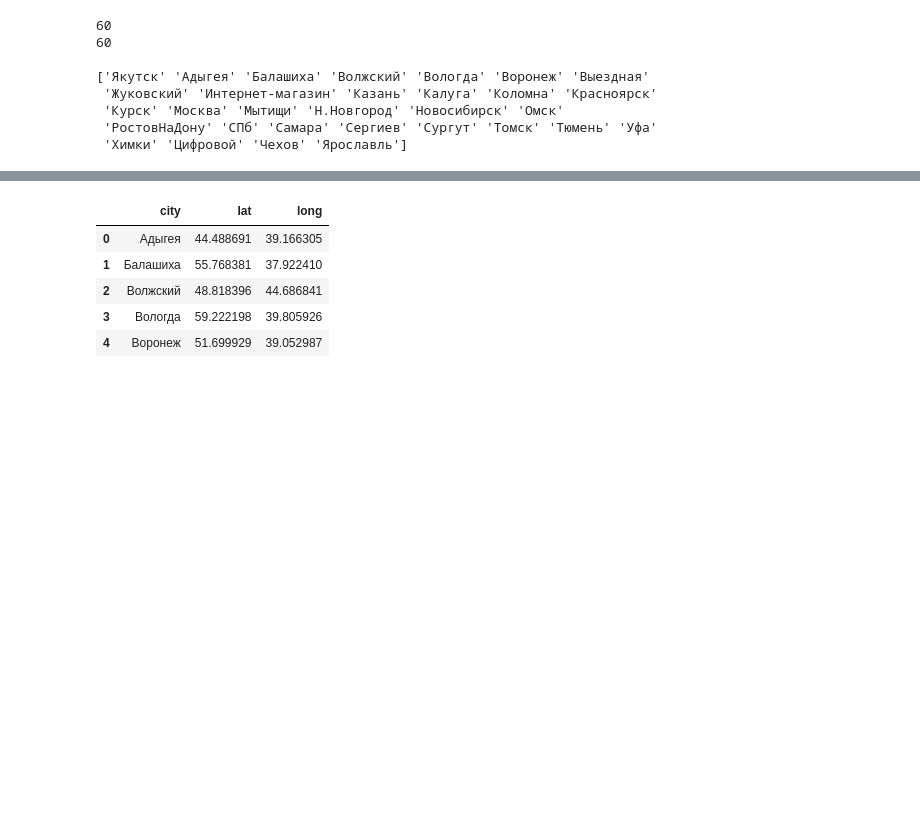
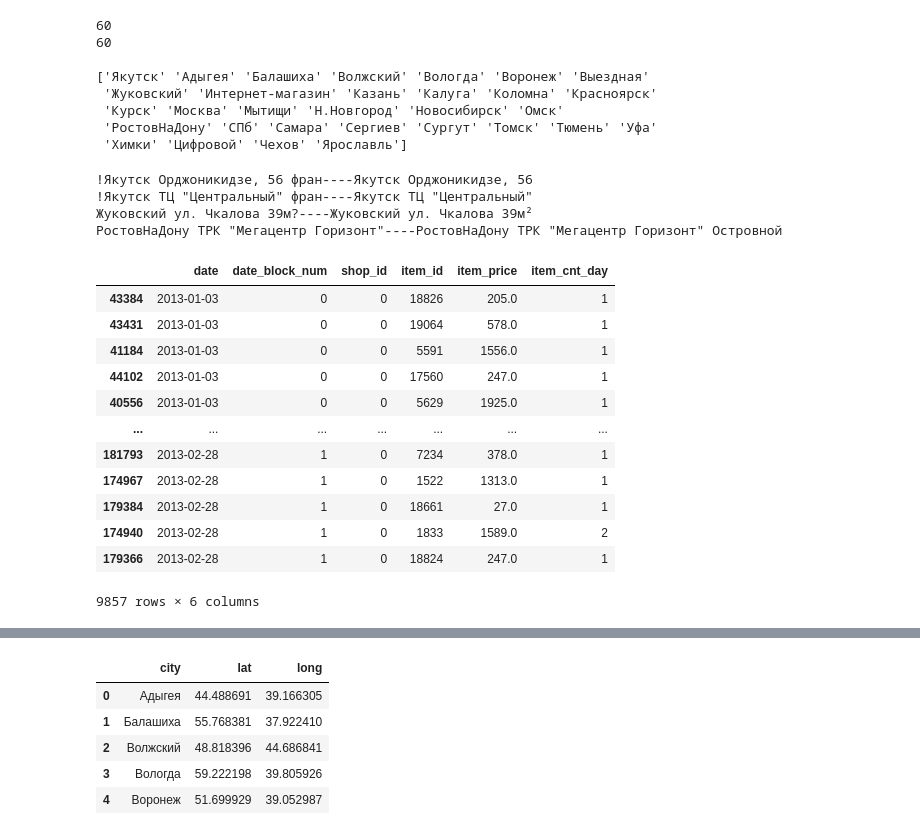
Before and after one commit to dodo-Riley/kaggle, a Jupyter notebook: Future_Sales/upload/DatPi_future_sales_EDA.ipynb, the cells around one changed output, grey strips where cells are left out. Cells and saved outputs as stored; diff of their text form; code cells hidden in the pictures; blank space fills up the shorter version.

```diff
--- a/Future_Sales/upload/DatPi_future_sales_EDA.ipynb
+++ b/Future_Sales/upload/DatPi_future_sales_EDA.ipynb
@@ -614,3 +612,31 @@ print(df_shops['city'].unique())
  'Курск' 'Москва' 'Мытищи' 'Н.Новгород' 'Новосибирск' 'Омск'
  'РостовНаДону' 'СПб' 'Самара' 'Сергиев' 'Сургут' 'Томск' 'Тюмень' 'Уфа'
  'Химки' 'Цифровой' 'Чехов' 'Ярославль']
+# %%
+# 이름이 차이가 나지 않는 데이터 확인
+print(df_shops['shop_name'][0], df_shops['shop_name'][57], sep='----')
+print(df_shops['shop_name'][1], df_shops['shop_name'][58], sep='----')
+print(df_shops['shop_name'][10], df_shops['shop_name'][11], sep='----')
+print(df_shops['shop_name'][39], df_shops['shop_name'][40], sep='----')
+# 다른 매장인지 추가 확인 필요
+# %% [output]
+!Якутск Орджоникидзе, 56 фран----Якутск Орджоникидзе, 56
+!Якутск ТЦ "Центральный" фран----Якутск ТЦ "Центральный"
+Жуковский ул. Чкалова 39м?----Жуковский ул. Чкалова 39м²
+РостовНаДону ТРК "Мегацентр Горизонт"----РостовНаДону ТРК "Мегацентр Горизонт" Островной
+# %%
+df_train[df_train.shop_id==0].sort_values(by='date')
+# %% [output]
+|  | date | date_block_num | shop_id | item_id | item_price | item_cnt_day |
+| 43384 | 2013-01-03 | 0 | 0 | 18826 | 205.0 | 1 |
+| 43431 | 2013-01-03 | 0 | 0 | 19064 | 578.0 | 1 |
+| 41184 | 2013-01-03 | 0 | 0 | 5591 | 1556.0 | 1 |
+| 44102 | 2013-01-03 | 0 | 0 | 17560 | 247.0 | 1 |
+| 40556 | 2013-01-03 | 0 | 0 | 5629 | 1925.0 | 1 |
+| ... | ... | ... | ... | ... | ... | ... |
+| 181793 | 2013-02-28 | 1 | 0 | 7234 | 378.0 | 1 |
+| 174967 | 2013-02-28 | 1 | 0 | 1522 | 1313.0 | 1 |
+| 179384 | 2013-02-28 | 1 | 0 | 18661 | 27.0 | 1 |
+| 174940 | 2013-02-28 | 1 | 0 | 1833 | 1589.0 | 2 |
+| 179366 | 2013-02-28 | 1 | 0 | 18824 | 247.0 | 1 |
+9857 rows × 6 columns
```
Also changed, not shown: parts of 31 cells of this notebook.
